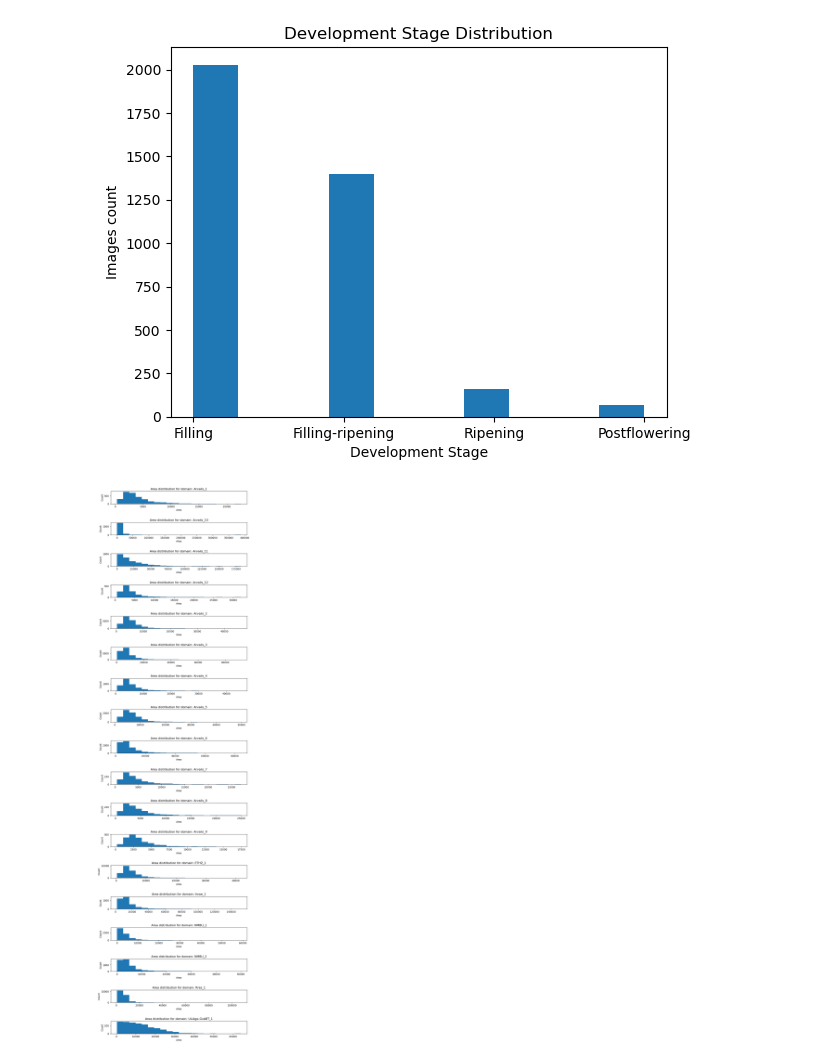
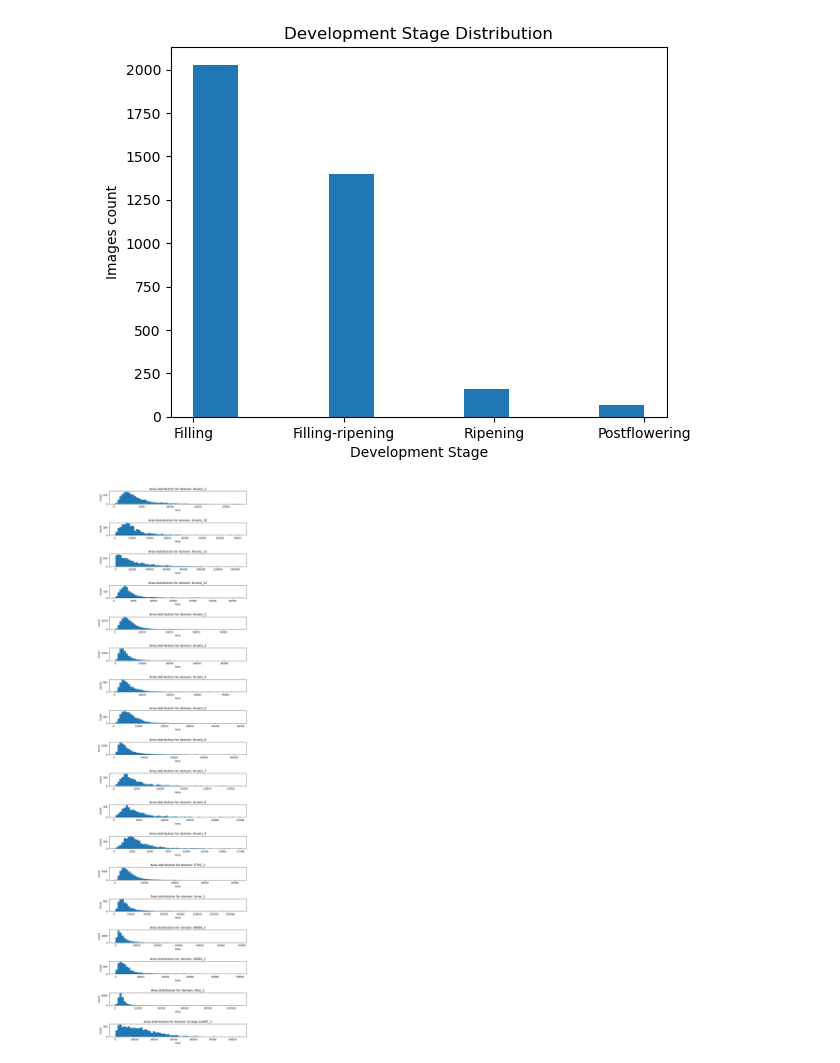
Before and after one commit to JakubSzukala/jszukala-masters-degree-proj, a Jupyter notebook: data/scripts/data_analysis.ipynb, the cells around one changed output. Drawn from its saved outputs; the diff is of its cells as text; code cells hidden in the pictures.

```diff
--- a/data/scripts/data_analysis.ipynb
+++ b/data/scripts/data_analysis.ipynb
@@ -224,13 +224,13 @@ def draw_bboxes(img, bboxes: str):
 # %%
 fig, axes = plt.subplots(np.unique(bbox_df['domain']).shape[0], 1, figsize=(10, 40))
 for i, domain in enumerate(np.unique(bbox_df['domain'])):
-    axes[i].hist(bbox_df.loc[bbox_df['domain'] == domain]['Area'], bins=20)
+    axes[i].hist(bbox_df.loc[bbox_df['domain'] == domain]['Area'], bins=60)
     axes[i].set_title('Area distribution for domain: ' + domain)
     axes[i].set_xlabel('Area')
     axes[i].set_ylabel('Count')
 plt.subplots_adjust(hspace=1.5)
 # %% [output]
-[figure, old version]
+[figure, new version]
 # %%
 area_outliers_accumulated = pd.DataFrame(columns=bbox_df.columns)
 for domain in np.unique(bbox_df['domain']):
```
Also changed, not shown: parts of 5 cells of this notebook.
